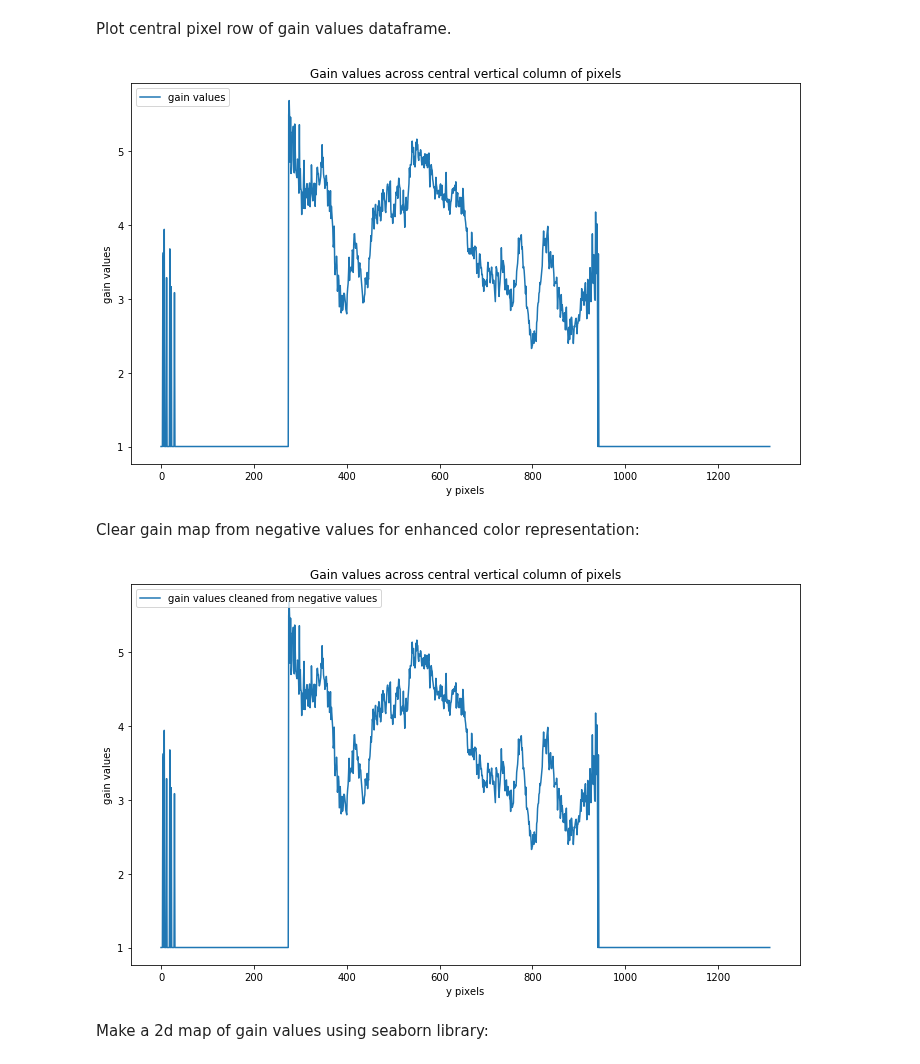
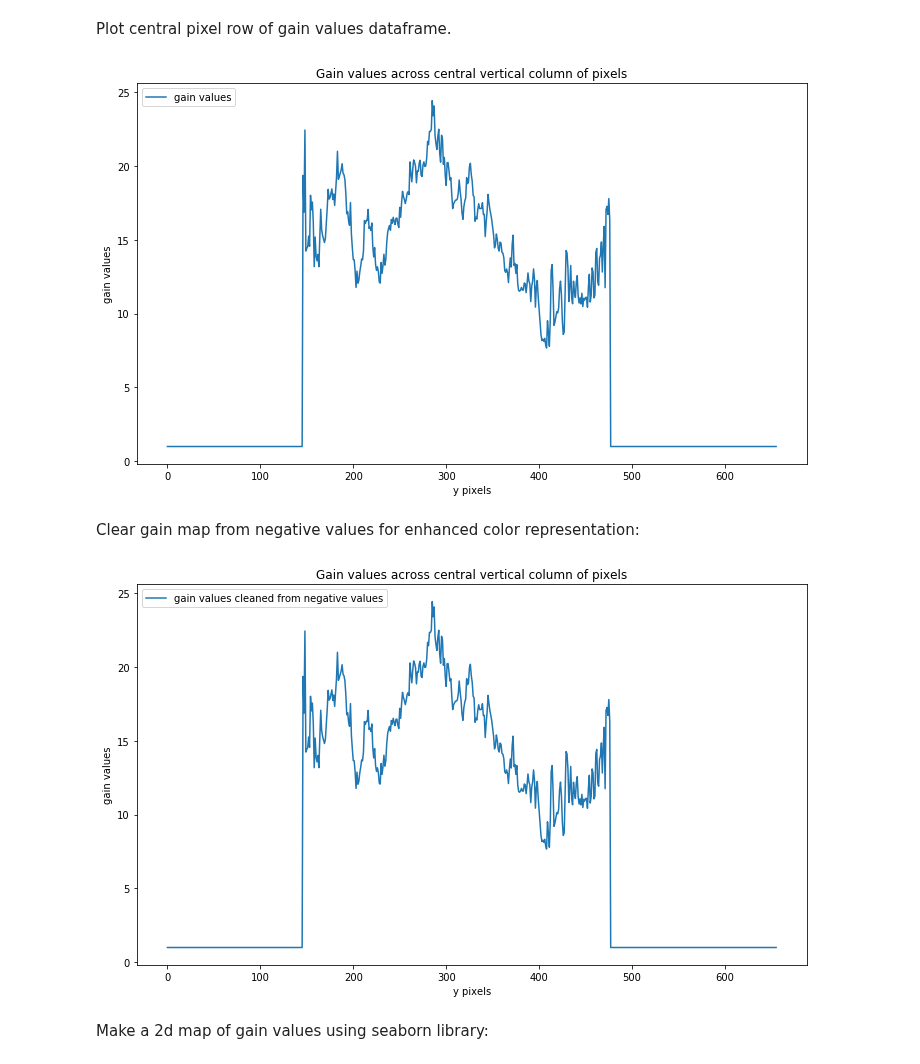
Before and after one commit to lepchenkov/Laser_amplification_mapper, a Jupyter notebook: Beam_Intensity_Analisys_Preamp_Small_Signal_Gain.ipynb, the cells around one changed output. Drawn from its saved outputs; the diff is of its cells as text; code cells hidden in the pictures.

```diff
--- a/Beam_Intensity_Analisys_Preamp_Small_Signal_Gain.ipynb
+++ b/Beam_Intensity_Analisys_Preamp_Small_Signal_Gain.ipynb
@@ -89,7 +91,7 @@ plt.show()
 master_p_energy = 0.19
 amplified_p_energy = 2.7
 magnification_factor = amplified_p_energy / master_p_energy
-amplified_pulse = pd.DataFrame(amplified_pulse.values * 6,\
+amplified_pulse = pd.DataFrame(amplified_pulse.values * magnification_factor,\
                                columns = amplified_pulse.columns,\
                                index = amplified_pulse.index)
 # %% [markdown]
@@ -130,7 +132,7 @@ plt.show()
 <h5>Calculate gain distribution across the amplifier rod</h5>
 <p>To figure out "gain" distribution across the amplifier rod we should divide amplified pulse dataframe values by master pulse dataframe values. To accomplish this we should filter zero and negative values from both dataframes.</p>
 # %%
-filter_value = 800
+filter_value = 400
 
 mask = master_pulse < filter_value
 master_pulse.iloc[mask] = filter_value
@@ -148,14 +150,14 @@ gain_values = pd.DataFrame(amplified_pulse.values / master_pulse.values,\
 <p>Plot central pixel row of gain values dataframe.</p>
 # %%
 plt.figure(figsize=(12, 7))
-plt.plot(gain_values[984], label = 'gain values')
+plt.plot(gain_values[last_column_number / 2], label = 'gain values')
 plt.legend(loc = 'upper left')
 plt.xlabel('y pixels')
 plt.ylabel('gain values')
 plt.title('Gain values across central vertical column of pixels')
 plt.show()
 # %% [output]
-[figure, old version]
+[figure, new version]
 # %% [markdown]
 <p>Clear gain map from negative values for enhanced color representation:</p>
 # %%
@@ -165,14 +167,14 @@ mask = gain_values < filter_value
 gain_values.iloc[mask] = filter_value
 
 plt.figure(figsize=(12, 7))
-plt.plot(gain_values[984], label = 'gain values cleaned from negative values')
+plt.plot(gain_values[last_column_number / 2], label = 'gain values cleaned from negative values')
 plt.legend(loc = 'upper left')
 plt.title('Gain values across central vertical column of pixels')
 plt.xlabel('y pixels')
 plt.ylabel('gain values')
 plt.show()
 # %% [output]
-[figure, old version]
+[figure, new version]
 # %% [markdown]
 <p>Make a 2d map of gain values using seaborn library:</p>
 # %%
```
Also changed, not shown: parts of 4 cells of this notebook.
